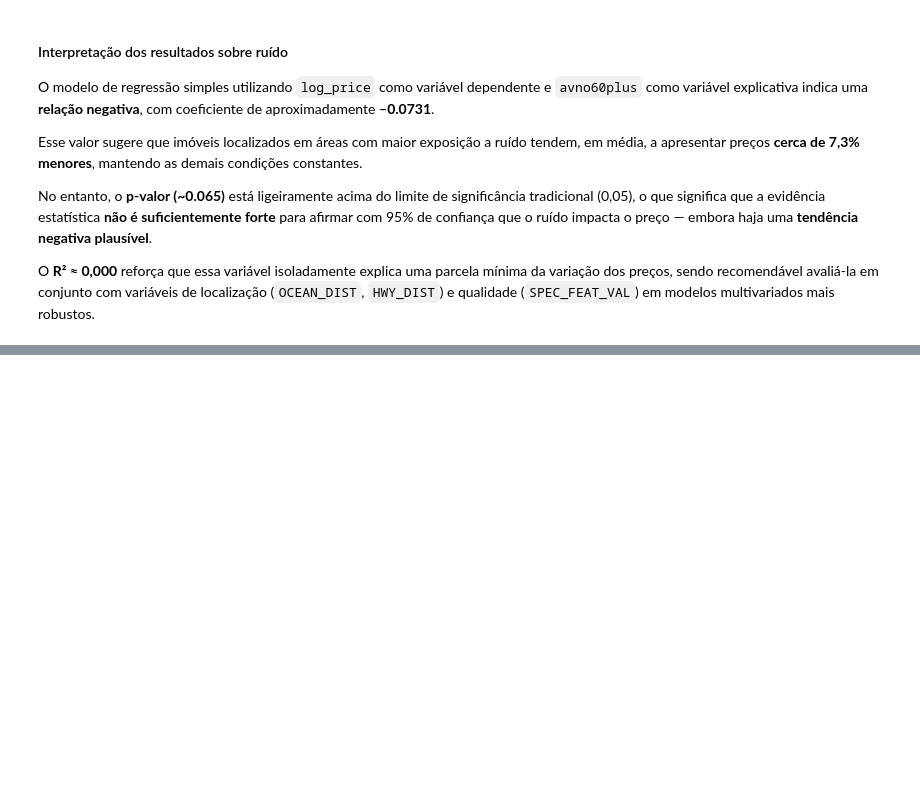
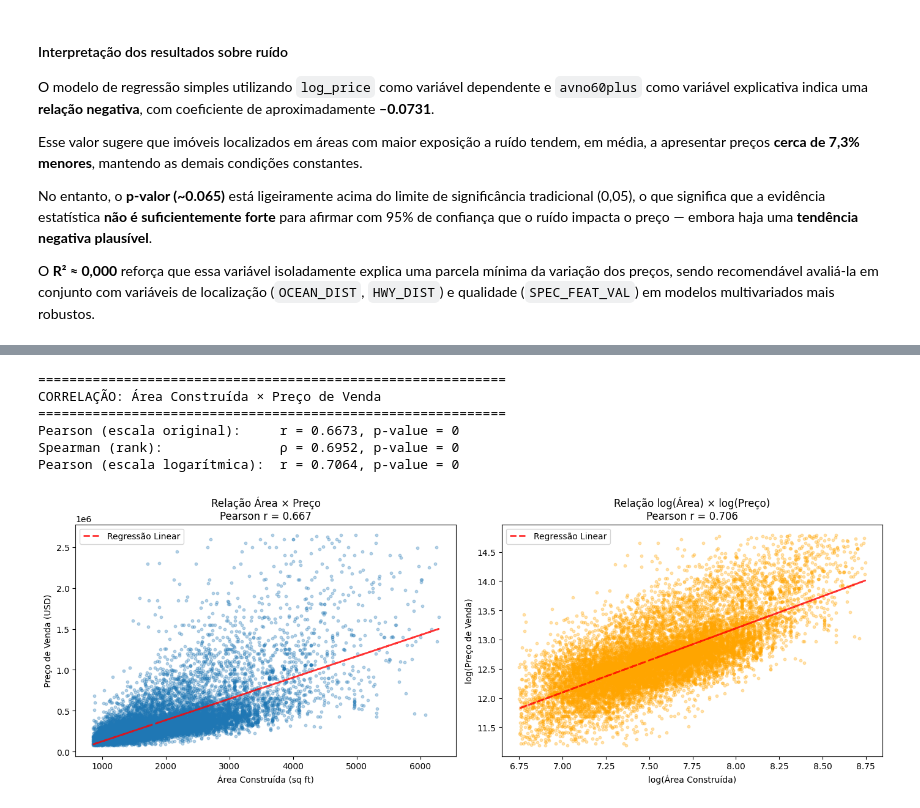
Before and after one commit to Joao-Pedro-Queiroz/project_maiami_housing, a Jupyter notebook: project.ipynb, the cells around one changed output, grey strips where cells are left out. Saved outputs shown, nothing was run; the diff lists cells and outputs as text; code cells hidden in the pictures; blank space fills up the shorter version.

```diff
--- a/project.ipynb
+++ b/project.ipynb
@@ -710,0 +804,54 @@ Os sumários exportados (`seasonal_summary.csv`, `amenities_summary.csv`, `noise
+# %%
+# Correlações
+from scipy.stats import pearsonr, spearmanr
+
+corr_pearson, p_pearson = pearsonr(df_structural["TOT_LVG_AREA"], df_structural["SALE_PRC"])
+corr_spearman, p_spearman = spearmanr(df_structural["TOT_LVG_AREA"], df_structural["SALE_PRC"])
+corr_log_pearson, p_log_pearson = pearsonr(df_structural["log_area"], df_structural["log_price"])
+
+print("=" * 60)
+print("CORRELAÇÃO: Área Construída × Preço de Venda")
+print("=" * 60)
+print(f"Pearson (escala original):     r = {corr_pearson:.4f}, p-value = {p_pearson:.4g}")
+print(f"Spearman (rank):               ρ = {corr_spearman:.4f}, p-value = {p_spearman:.4g}")
+print(f"Pearson (escala logarítmica):  r = {corr_log_pearson:.4f}, p-value = {p_log_pearson:.4g}")
+
+# Scatter plots
+fig, axes = plt.subplots(1, 2, figsize=(14, 5))
+
+# Escala original
+axes[0].scatter(df_structural["TOT_LVG_AREA"], df_structural["SALE_PRC"], alpha=0.3, s=10)
+axes[0].set_xlabel("Área Construída (sq ft)")
+axes[0].set_ylabel("Preço de Venda (USD)")
+axes[0].set_title(f"Relação Área × Preço\nPearson r = {corr_pearson:.3f}")
+
+# Adicionar linha de tendência
+z = np.polyfit(df_structural["TOT_LVG_AREA"], df_structural["SALE_PRC"], 1)
+p = np.poly1d(z)
+axes[0].plot(df_structural["TOT_LVG_AREA"], p(df_structural["TOT_LVG_AREA"]),
+             "r--", alpha=0.8, linewidth=2, label="Regressão Linear")
+axes[0].legend()
+
+# Escala logarítmica
+axes[1].scatter(df_structural["log_area"], df_structural["log_price"], alpha=0.3, s=10, color='orange')
+axes[1].set_xlabel("log(Área Construída)")
+axes[1].set_ylabel("log(Preço de Venda)")
+axes[1].set_title(f"Relação log(Área) × log(Preço)\nPearson r = {corr_log_pearson:.3f}")
+
+# Linha de tendência
+z_log = np.polyfit(df_structural["log_area"], df_structural["log_price"], 1)
+p_log = np.poly1d(z_log)
+axes[1].plot(df_structural["log_area"], p_log(df_structural["log_area"]),
+             "r--", alpha=0.8, linewidth=2, label="Regressão Linear")
+axes[1].legend()
+
+plt.tight_layout()
+plt.show()
+# %% [output]
+============================================================
+CORRELAÇÃO: Área Construída × Preço de Venda
+============================================================
+Pearson (escala original):     r = 0.6673, p-value = 0
+Spearman (rank):               ρ = 0.6952, p-value = 0
+Pearson (escala logarítmica):  r = 0.7064, p-value = 0
+[figure, added]
```
Also changed, not shown: parts of 42 cells of this notebook.
